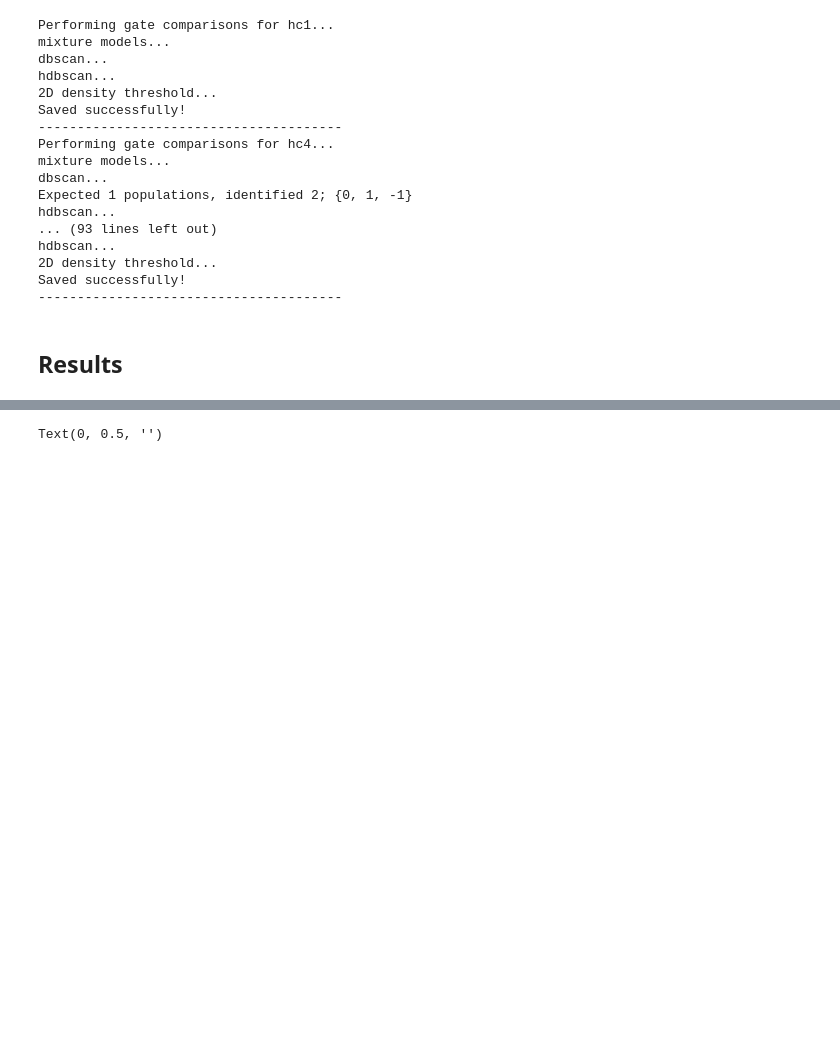
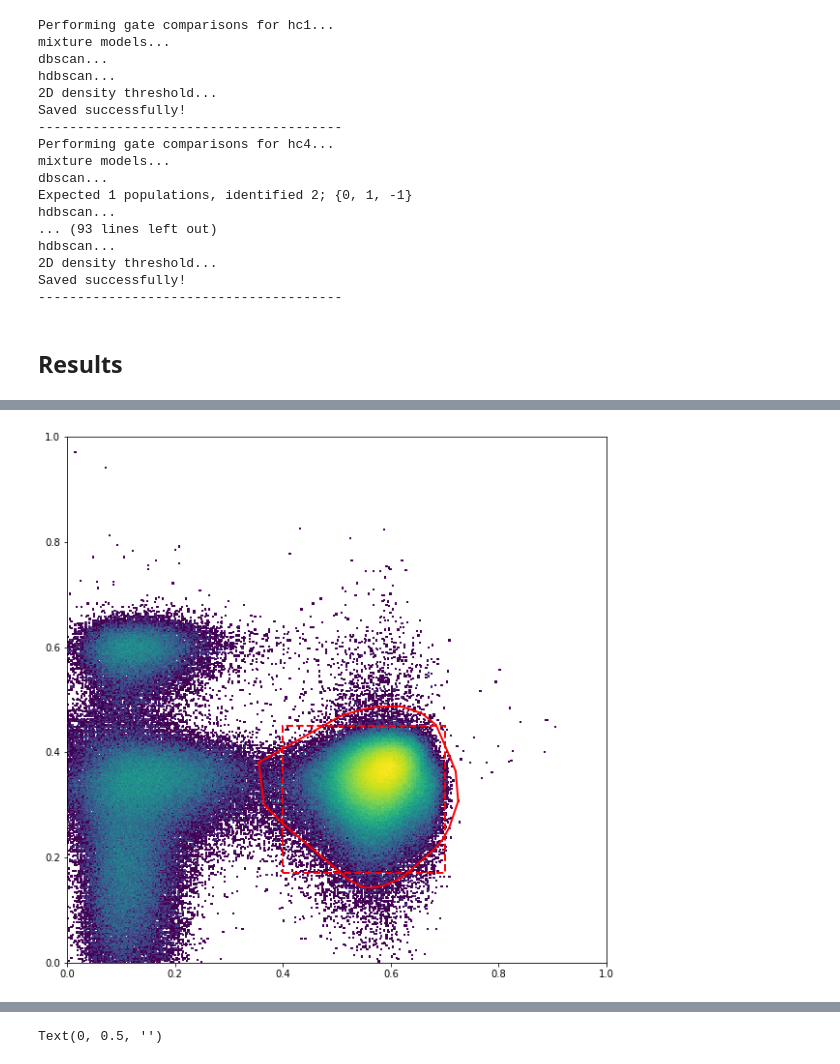
Before and after one commit to burtonrj/CytoPy, a Jupyter notebook: immunova/Notebooks/Testing/Population_Identification_Validation/CD3 Gating.ipynb, the cells around one changed output, grey strips where cells are left out. Drawn from its saved outputs; the diff is of its cells as text; code cells hidden in the pictures; blank space fills up the shorter version.

```diff
--- a/immunova/Notebooks/Testing/Population_Identification_Validation/CD3 Gating.ipynb
+++ b/immunova/Notebooks/Testing/Population_Identification_Validation/CD3 Gating.ipynb
@@ -329,0 +318,11 @@ Text(0, 0.5, '')
+# %%
+fig, ax = plt.subplots(figsize=(10,10))
+ax.hist2d(data['CD3'], data['L/D'], bins=500, norm=LogNorm(), cmap='viridis')
+manual_rect = Rectangle(xy=(0.4, 0.17), width=0.3, height=0.28, fill=None, color='r', linestyle='--', linewidth=2)
+ax.add_patch(manual_rect)
+ax.plot(x1, y1, '-k', c='r', linewidth=2)
+ax.set_xlim(0,1)
+ax.set_ylim(0,1)
+fig.show()
+# %% [output]
+[figure, added]
```
Also changed, not shown: parts of 18 cells of this notebook, 15 other files.
